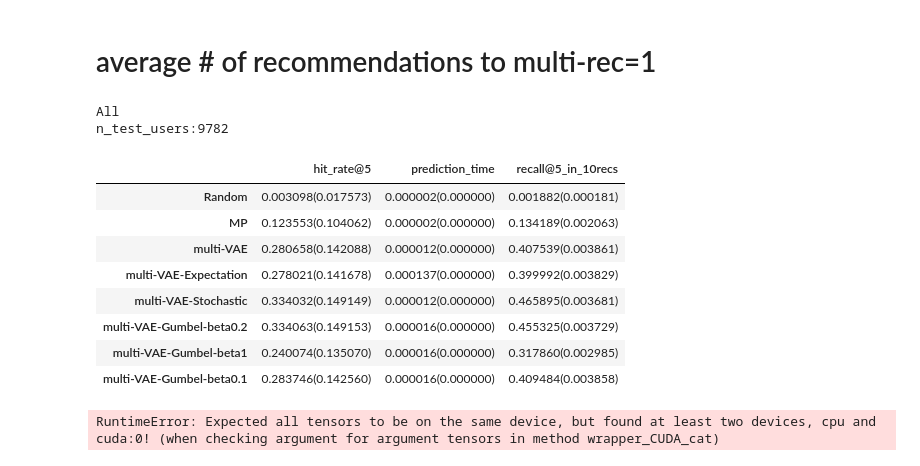
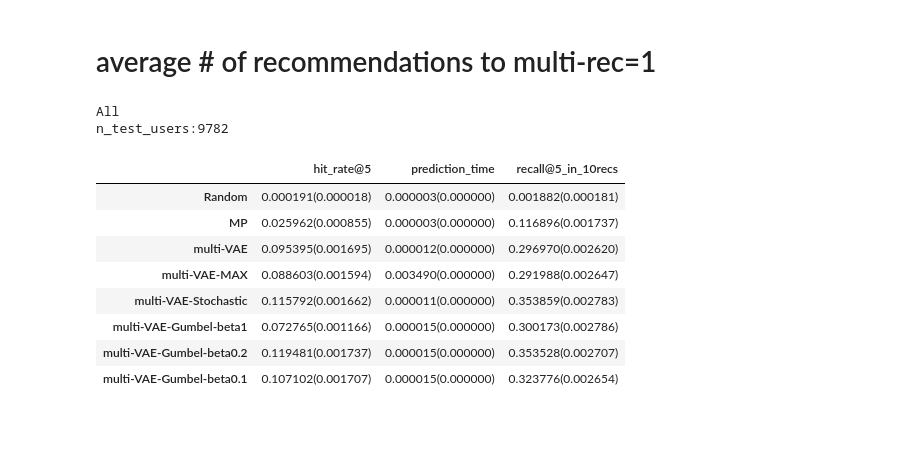
Before and after one commit to h-cno/vae-cf-pytorch, a Jupyter notebook: run-expectation.ipynb, the cells around one changed output. Saved outputs shown, nothing was run; the diff lists cells and outputs as text; code cells hidden in the pictures; blank space fills up the shorter version.

```diff
--- a/run-expectation.ipynb
+++ b/run-expectation.ipynb
@@ -78,7 +88,10 @@ ANNEAL_CAP = 0.2
 LOG_INTERVAL = 100
 # EPOCHS = 100
 EPOCHS = 200
-SAVE_PATH = 'model.pt'
+SAVE_DIR = 'model/ml-20m'
+SAVE_PATH = '{}/model_ep{}_cap{}_step{}.pt'.format(SAVE_DIR,EPOCHS,ANNEAL_CAP,TOTAL_ANNEAL_STEPS)
+
+# os.makedirs(SAVE_DIR)
 # %%
 def sparse2torch_sparse(data):
     """
@@ -239,4 +234,4 @@ def evaluate(data_tr, data_te):
 # Load the best saved model.
 MODEL_PATH = SAVE_PATH
 with open(SAVE_PATH, 'rb') as f:
-    model = torch.load(f)
+    model = torch.load(f).to(device)
@@ -313,11 +295,11 @@ print(gpu_index_flat.ntotal)
 # %% [output]
 20101
 # %%
-nlist = 100
-quantizer = faiss.IndexFlatIP(d)
-index_ivf = faiss.IndexIVFFlat(quantizer, d, nlist, faiss.METRIC_INNER_PRODUCT)
-gpu_index_ivf = faiss.index_cpu_to_gpu(res, 0, index_ivf)
-gpu_index_ivf.train(P1_dash.cpu())
-gpu_index_ivf.add(P1_dash.cpu())
+# nlist = 100
+# quantizer = faiss.IndexFlatIP(d)
+# index_ivf = faiss.IndexIVFFlat(quantizer, d, nlist, faiss.METRIC_INNER_PRODUCT)
+# gpu_index_ivf = faiss.index_cpu_to_gpu(res, 0, index_ivf)
+# gpu_index_ivf.train(P1_dash.cpu())
+# gpu_index_ivf.add(P1_dash.cpu())
 
-gpu_index_ivf.nprobe = 3
+# gpu_index_ivf.nprobe = 3
@@ -2740,45 +2944,59 @@ def evaluate_multi_rec(data_tr, data_te, n_sampling=1, n_rec=1, K=20):
 # %%
 Nrec=10
 K = 5
-Nsampling = 10
+Nsampling = 100
 methods_dic, users_dic = evaluate_multi_rec(test_data_tr, test_data_te, n_sampling=Nsampling, n_rec=Nrec, K=K)
 
 n_test_users = users_dic['n_users']
 
 method_names = list(methods_dic.keys())
 metric_names = list(methods_dic[method_names[0]]["metrics"].keys())
 
 results_all = []
 for method_name, method_dic in methods_dic.items():
     results = []
     for metric_name, metric_list in method_dic["metrics"].items():
         if metric_name == "prediction_time":
             results.append("{:8f}({:8f})".format(np.sum(metric_list)/(n_test_users*Nrec), 0))
-        elif metric_name == "multi_rec_recall@{}".format(K):
+        elif metric_name == "recall@{}_in_{}recs".format(K,Nrec):
+            metric_list = metric_list[-1]
+            results.append("{:4f}({:4f})".format(np.mean(metric_list), np.std(metric_list)/np.sqrt(metric_list.shape[0])))
+        elif metric_name == "hit_rate@{}".format(K):
+            recall_in_multi_recs_list = np.array(method_dic["metrics"]["recall@{}_in_{}recs".format(K,Nrec)]).copy()
+
+            first_one_indices = (recall_in_multi_recs_list == 1).argmax(axis=0)
+            # print(first_one_indices.nonzero())
+            # print(recall_in_multi_recs_list[9][first_one_indices.nonzero()])
+            for col in range(recall_in_multi_recs_list.shape[1]):
+                recall_in_multi_recs_list[(recall_in_multi_recs_list[:, col] == 1) & (np.arange(recall_in_multi_recs_list.shape[0]) != first_one_indices[col]), col] = np.nan
+            metric_list = np.nanmean(metric_list*recall_in_multi_recs_list, axis=0)
+            # print(recall_in_multi_recs_list[9][first_one_indices.nonzero()])
             results.append("{:4f}({:4f})".format(np.mean(metric_list), np.std(metric_list)/np.sqrt(metric_list.shape[0])))
         else:
             results.append("{:4f}({:4f})".format(np.mean(metric_list), np.std(metric_list)/np.sqrt(len(metric_list))))
     results_all.append(results)
 results_all = pd.DataFrame(results_all, columns=metric_names, index=method_names)
 print("All")
 print("n_test_users:{}".format(n_test_users))
+results_all.to_csv('results/run_{}recs_k{}_{}sampling'.format(Nrec, K, Nsampling))
 results_all
 # %% [output]
 All
 n_test_users:9782
 |  | hit_rate@5 | prediction_time | recall@5_in_10recs |
-| Random | 0.003098(0.017573) | 0.000002(0.000000) | 0.001882(0.000181) |
-| MP | 0.123553(0.104062) | 0.000002(0.000000) | 0.134189(0.002063) |
-| multi-VAE | 0.280658(0.142088) | 0.000012(0.000000) | 0.407539(0.003861) |
-| multi-VAE-Expectation | 0.278021(0.141678) | 0.000137(0.000000) | 0.399992(0.003829) |
-| multi-VAE-Stochastic | 0.334032(0.149149) | 0.000012(0.000000) | 0.465895(0.003681) |
-| multi-VAE-Gumbel-beta0.2 | 0.334063(0.149153) | 0.000016(0.000000) | 0.455325(0.003729) |
-| multi-VAE-Gumbel-beta1 | 0.240074(0.135070) | 0.000016(0.000000) | 0.317860(0.002985) |
-| multi-VAE-Gumbel-beta0.1 | 0.283746(0.142560) | 0.000016(0.000000) | 0.409484(0.003858) |
+| Random | 0.000191(0.000018) | 0.000003(0.000000) | 0.001882(0.000181) |
+| MP | 0.025962(0.000855) | 0.000003(0.000000) | 0.116896(0.001737) |
+| multi-VAE | 0.095395(0.001695) | 0.000012(0.000000) | 0.296970(0.002620) |
+| multi-VAE-MAX | 0.088603(0.001594) | 0.003490(0.000000) | 0.291988(0.002647) |
+| multi-VAE-Stochastic | 0.115792(0.001662) | 0.000011(0.000000) | 0.353859(0.002783) |
+| multi-VAE-Gumbel-beta1 | 0.072765(0.001166) | 0.000015(0.000000) | 0.300173(0.002786) |
+| multi-VAE-Gumbel-beta0.2 | 0.119481(0.001737) | 0.000015(0.000000) | 0.353528(0.002707) |
+| multi-VAE-Gumbel-beta0.1 | 0.107102(0.001707) | 0.000015(0.000000) | 0.323776(0.002654) |
 # %%
-Nrec=10
+Nrec=100
 K = 5
-Nsampling = 1000
+Nsampling = 100
+
 methods_dic, users_dic = evaluate_multi_rec(test_data_tr, test_data_te, n_sampling=Nsampling, n_rec=Nrec, K=K)
 
 n_test_users = users_dic['n_users']
@@ -2793,6 +3011,14 @@ for method_name, method_dic in methods_dic.items():
         if metric_name == "prediction_time":
             results.append("{:8f}({:8f})".format(np.sum(metric_list)/(n_test_users*Nrec), 0))
         elif metric_name == "multi_rec_recall@{}".format(K):
+            recall_in_multi_recs_list = np.array(method_dic["metrics"]["recall@{}_in_{}recs".format(K,Nrec)]).copy()
+            first_one_indices = (recall_in_multi_recs_list == 1).argmax(axis=0)
+            for col in range(recall_in_multi_recs_list.shape[1]):
+                recall_in_multi_recs_list[(recall_in_multi_recs_list[:, col] == 1) & (np.arange(recall_in_multi_recs_list.shape[0]) != first_one_indices[col]), col] = np.nan
+            metric_list = np.nanmean(metric_list*recall_in_multi_recs_list, axis=0)
+            results.append("{:4f}({:4f})".format(np.mean(metric_list), np.std(metric_list)/np.sqrt(metric_list.shape[0])))
+        elif metric_name == "hit_rate@{}".format(K):
+            metric_list = np.mean(metric_list, axis=0)
             results.append("{:4f}({:4f})".format(np.mean(metric_list), np.std(metric_list)/np.sqrt(metric_list.shape[0])))
         else:
             results.append("{:4f}({:4f})".format(np.mean(metric_list), np.std(metric_list)/np.sqrt(len(metric_list))))
@@ -2800,6 +3026,7 @@ for method_name, method_dic in methods_dic.items():
 results_all = pd.DataFrame(results_all, columns=metric_names, index=method_names)
 print("All")
 print("n_test_users:{}".format(n_test_users))
+results_all.to_csv('results/run_{}recs_k{}_{}sampling'.format(Nrec, K, Nsampling))
+
+results_all = pd.read_csv('results/run_{}recs_k{}_{}sampling'.format(Nrec, K, Nsampling))
 results_all
-# %% [output]
-RuntimeError: Expected all tensors to be on the same device, but found at least two devices, cpu and cuda:0! (when checking argument for argument tensors in method wrapper_CUDA_cat)
```
Also changed, not shown: parts of 36 cells of this notebook.
